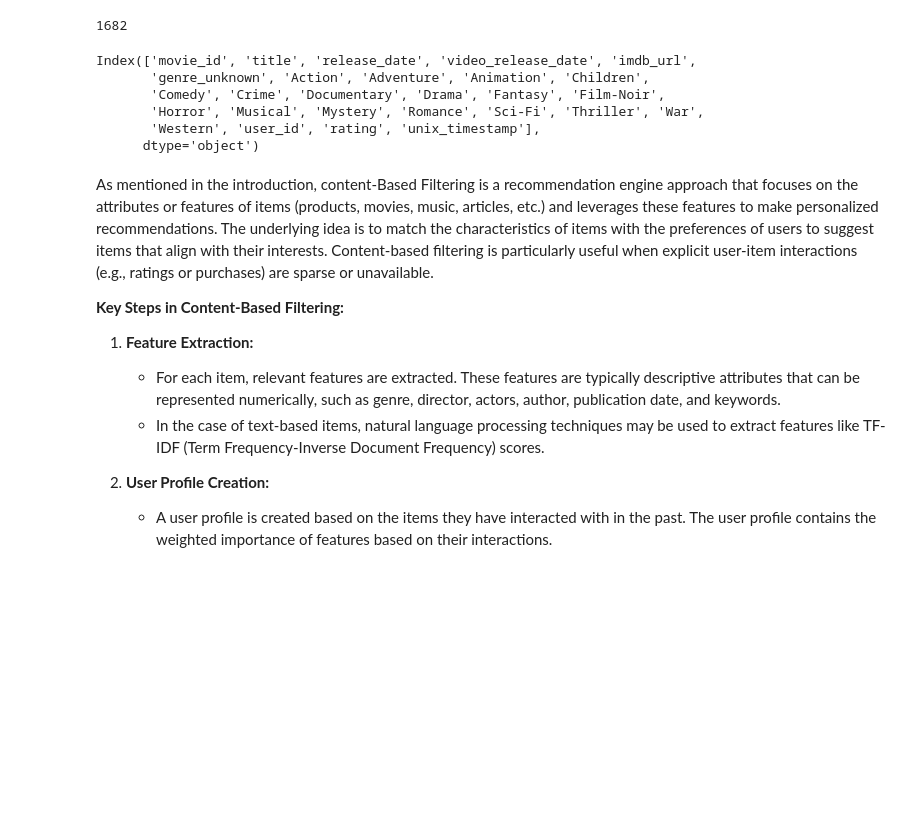
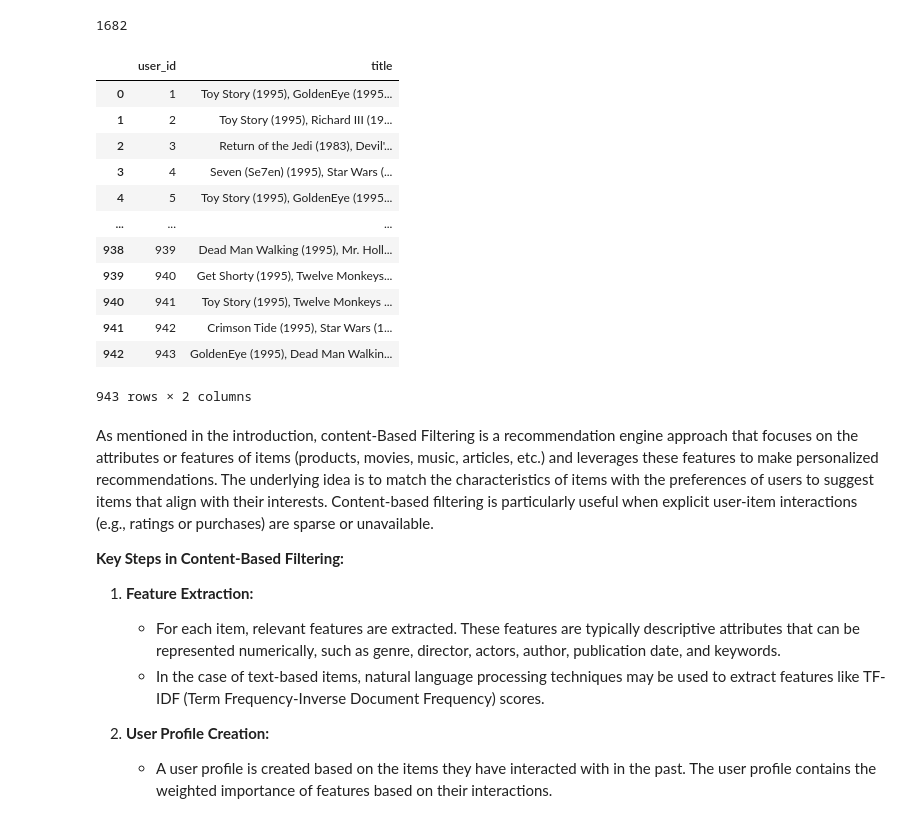
Before and after one commit to hlee014e/ucsd-mle-bootcamp, a Jupyter notebook: Student_MLE_MiniProject_Recommendation_Engines.ipynb, the cells around one changed output. Cells and saved outputs as stored; diff of their text form; code cells hidden in the pictures; blank space fills up the shorter version.

```diff
--- a/Student_MLE_MiniProject_Recommendation_Engines.ipynb
+++ b/Student_MLE_MiniProject_Recommendation_Engines.ipynb
@@ -112,17 +112,23 @@ ratings['movie_id'].nunique()
 # %%
 # Merge movies and ratings dataframes
 df=pd.merge(movies,ratings, on='movie_id')
 a=df.groupby('user_id')['title'].nunique()
 a.head()
 df.groupby('user_id')['title'].agg(', '.join).reset_index()
-df.columns
 # %% [output]
+|  | user_id | title |
+| 0 | 1 | Toy Story (1995), GoldenEye (1995... |
+| 1 | 2 | Toy Story (1995), Richard III (19... |
+| 2 | 3 | Return of the Jedi (1983), Devil'... |
+| 3 | 4 | Seven (Se7en) (1995), Star Wars (... |
+| 4 | 5 | Toy Story (1995), GoldenEye (1995... |
+| ... | ... | ... |
+| 938 | 939 | Dead Man Walking (1995), Mr. Holl... |
+| 939 | 940 | Get Shorty (1995), Twelve Monkeys... |
+| 940 | 941 | Toy Story (1995), Twelve Monkeys ... |
+| 941 | 942 | Crimson Tide (1995), Star Wars (1... |
+| 942 | 943 | GoldenEye (1995), Dead Man Walkin... |
-Index(['movie_id', 'title', 'release_date', 'video_release_date', 'imdb_url',
-       'genre_unknown', 'Action', 'Adventure', 'Animation', 'Children',
-       'Comedy', 'Crime', 'Documentary', 'Drama', 'Fantasy', 'Film-Noir',
-       'Horror', 'Musical', 'Mystery', 'Romance', 'Sci-Fi', 'Thriller', 'War',
-       'Western', 'user_id', 'rating', 'unix_timestamp'],
-      dtype='object')
+943 rows × 2 columns
 # %% [markdown]
 As mentioned in the introduction, content-Based Filtering is a recommendation engine approach that focuses on the attributes or features of items (products, movies, music, articles, etc.) and leverages these features to make personalized recommendations. The underlying idea is to match the characteristics of items with the preferences of users to suggest items that align with their interests. Content-based filtering is particularly useful when explicit user-item interactions (e.g., ratings or purchases) are sparse or unavailable.
 
```
